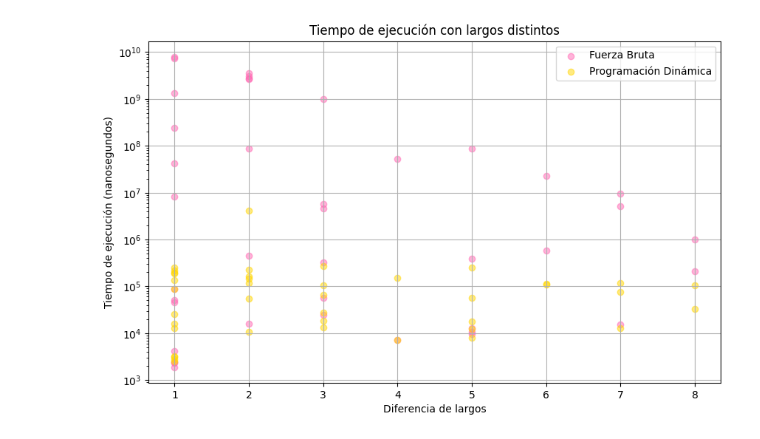
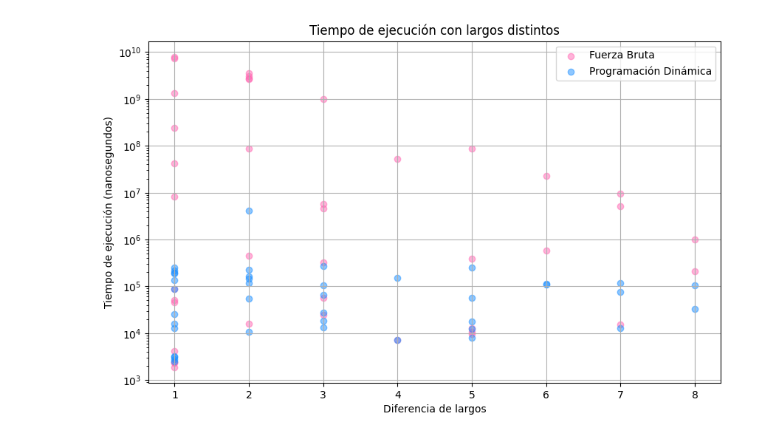
Before and after one commit to Sofiwiwi/Tarea2-inf221, a Jupyter notebook: graficos/fb.ipynb, the cells around one changed output. Cells and saved outputs as stored; diff of their text form; code cells hidden in the pictures.

```diff
--- a/graficos/fb.ipynb
+++ b/graficos/fb.ipynb
@@ -77,14 +77,14 @@ plt.show()
 # %%
 plt.figure(figsize=(10, 6))
 plt.scatter(p_distinto, l_distinto, label = "Fuerza Bruta", color = 'hotpink', alpha=0.5)
-plt.scatter(p_distinto2, l_distinto2, label = "Programación Dinámica", color='gold', alpha=0.5)
+plt.scatter(p_distinto2, l_distinto2, label = "Programación Dinámica", color='dodgerblue', alpha=0.5)
 
 plt.xlabel('Diferencia de largos')
 plt.ylabel('Tiempo de ejecución (nanosegundos)')
 plt.title('Tiempo de ejecución con largos distintos')
 plt.yscale('log')
 plt.grid()
 plt.legend()
 plt.show()
 # %% [output]
-[figure, old version]
+[figure, new version]
```
Also changed, not shown: parts of 2 cells of this notebook.
